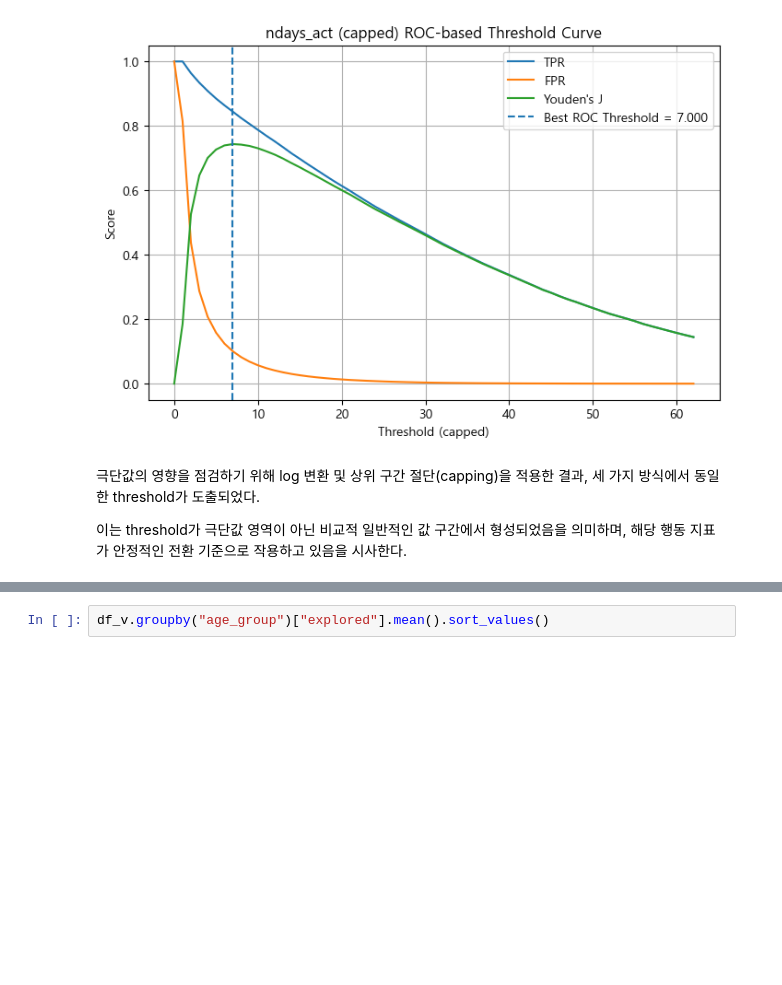
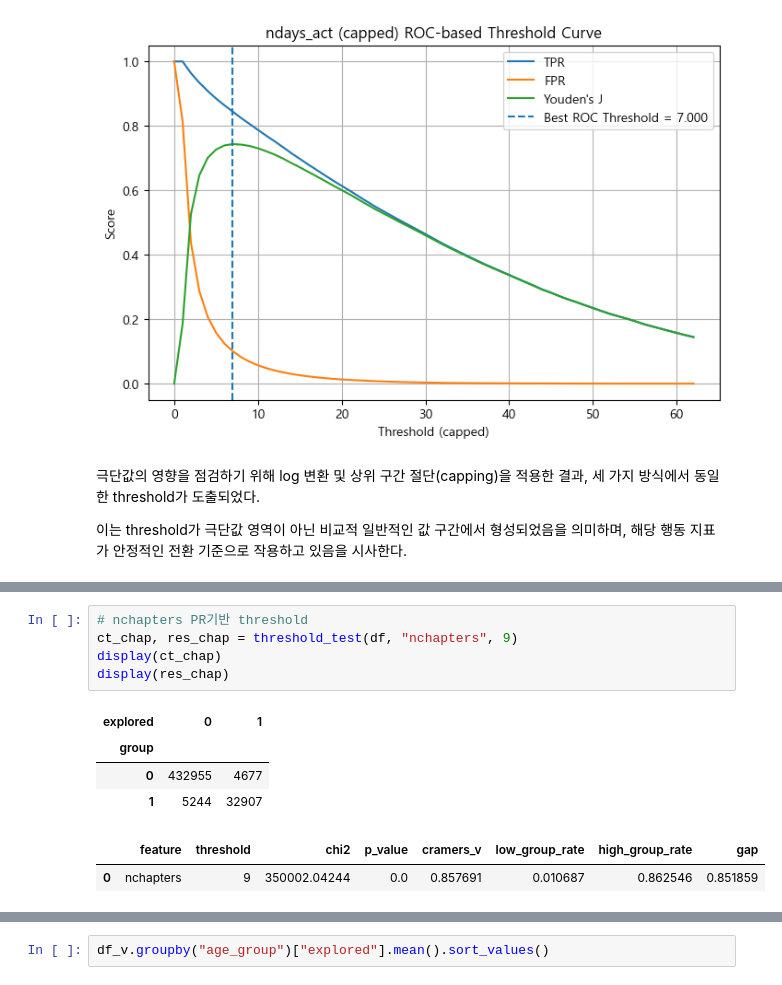
Before and after one commit to Ojirokim/data-analysis-practical-project, a Jupyter notebook: 김규열/교육EDA검정.ipynb, the cells around one changed output, grey strips where cells are left out. Drawn from its saved outputs; the diff is of its cells as text; blank space fills up the shorter version.

```diff
--- a/김규열/교육EDA검정.ipynb
+++ b/김규열/교육EDA검정.ipynb
@@ -1636,0 +1686,12 @@ plot_threshold_curves(temp_days, "explored", "capped", title_prefix="ndays_act (
+# %%
+# nchapters PR기반 threshold
+ct_chap, res_chap = threshold_test(df, "nchapters", 9)
+display(ct_chap)
+display(res_chap)
+# %% [output]
+| explored | 0 | 1 |
+| group |  |  |
+| 0 | 432955 | 4677 |
+| 1 | 5244 | 32907 |
+|  | feature | threshold | chi2 | p_value | cramers_v | low_group_rate | high_group_rate | gap |
+| 0 | nchapters | 9 | 350002.04244 | 0.0 | 0.857691 | 0.010687 | 0.862546 | 0.851859 |
```
Also changed, not shown: parts of 8 cells of this notebook.
